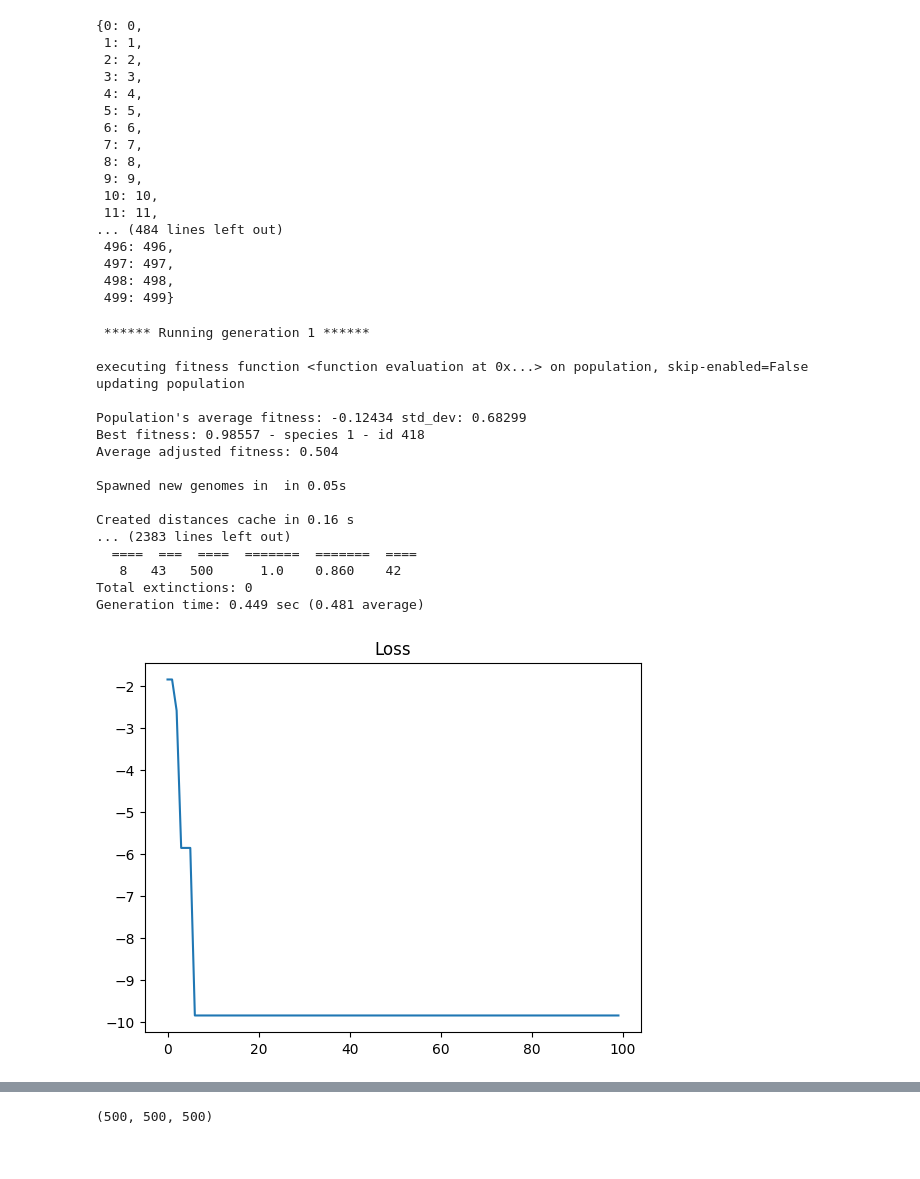
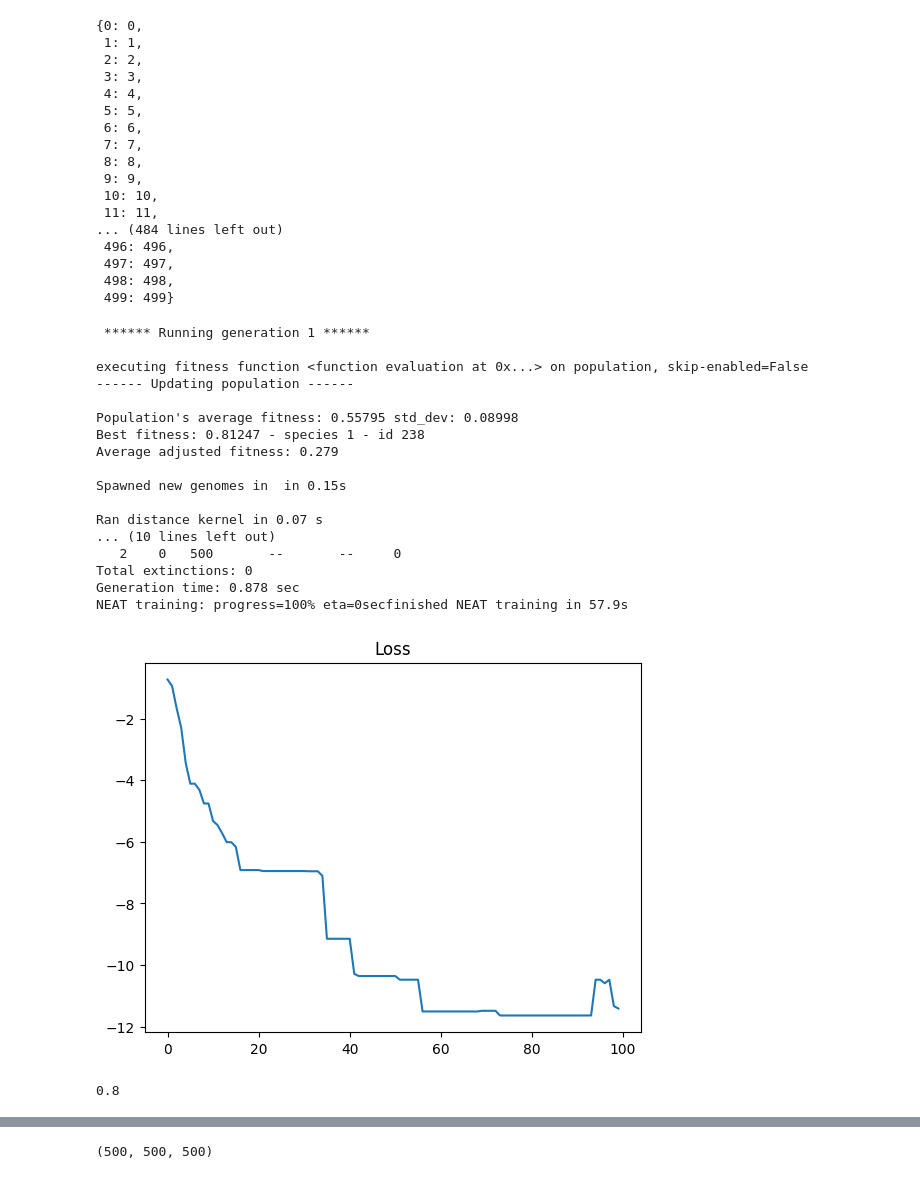
Before and after one commit to KshRaven/Modified-NEAT, a Jupyter notebook: testing/training.ipynb, the cells around one changed output, grey strips where cells are left out. Cells and saved outputs as stored; diff of their text form; code cells hidden in the pictures.

```diff
--- a/testing/training.ipynb
+++ b/testing/training.ipynb
@@ -66,7 +67,7 @@ embedding   = 64
 differential = True
 layers      = 1
 heads       = 1
-bias        = False
+bias        = True
 # %%
 records = 100
 # %%
@@ -151,10 +152,12 @@ def model_size(model: NeatModule):
     return np.sum([param.numel() for param in model.parameters()])
 # %%
 linear = Sequential(
-    Linear(input_dims, embedding, bias, device=device, dtype=dtype),
+    mnn.Transpose(),
+    mnn.Conv1d(input_dims, embedding, 1, padding=-1, bias=bias, device=device, dtype=dtype),
     nn.SiLU(),
-    Linear(embedding, output_dims, bias, device=device, dtype=dtype),
-    nn.Tanh(),
+    mnn.Conv1d(embedding, output_dims, 1, padding=-1, bias=bias, device=device, dtype=dtype),
+    mnn.Transpose(),
+    nn.Sigmoid(),
 )
 # linear = Linear(input_dims, output_dims, bias, device, dtype)
 population = Population(genome_num, linear, config)
@@ -345,15 +323,23 @@ def evaluation(population: Population, **options):
 
     for score, gid in zip(scores, linear.mapping.keys()):
         population.genomes[gid].fitness = score
+# %%
+scheduler = CosineAnnealing(config, 10, 3, 'weight_mutate_power', True, True)
 # %%
 def train(epochs: int, show=True, checkpoints=5):
     torch.cuda.empty_cache()
     losses: list[float] = []
 
+    ts = clock.perf_counter()
+    scheduler.reset()
     try:
-        population.run(evaluation, epochs, losses=losses, verbose=3)
+        for epoch in range(epochs):
+            population.run(evaluation, 1, losses=losses, verbose=3 if epoch==0 else False)
+            scheduler.step()
+            eta(ts, epoch+1, epochs, f"NEAT training")
     except KeyboardInterrupt as e:
         print(e)
+    print(f"finished NEAT training in {clock.perf_counter() - ts:.1f}s")
 
     # attention.causal_mask = True
     if show:
@@ -391,24 +375,28 @@ scheduler = CosineAnnealing(config, 100, 10, 0.01, True, True)
-# %%
-train(100);
-# %% [output]
- ****** Running generation 1 ******
-
-executing fitness function <function evaluation at 0x...> on population, skip-enabled=False
-updating population
-
-Population's average fitness: -0.12434 std_dev: 0.68299
-Best fitness: 0.98557 - species 1 - id 418
-Average adjusted fitness: 0.504
-
-Spawned new genomes in  in 0.05s
-
-Created distances cache in 0.16 s
-... (2383 lines left out)
-  ====  ===  ====  =======  =======  ====
-   8   43   500      1.0    0.860    42
-Total extinctions: 0
-Generation time: 0.449 sec (0.481 average)
-[figure, removed]
+# %%
+neat_losses = train(100)
+# %% [output]
+ ****** Running generation 1 ******
+
+executing fitness function <function evaluation at 0x...> on population, skip-enabled=False
+------ Updating population ------
+
+Population's average fitness: 0.55795 std_dev: 0.08998
+Best fitness: 0.81247 - species 1 - id 238
+Average adjusted fitness: 0.279
+
+Spawned new genomes in  in 0.15s
+
+Ran distance kernel in 0.07 s
+... (10 lines left out)
+   2    0   500       --       --     0
+Total extinctions: 0
+Generation time: 0.878 sec
+NEAT training: progress=100% eta=0secfinished NEAT training in 57.9s
+[figure, added]
+# %%
+config.genome.weight_mutate_power
+# %% [output]
+0.8
 # %%
 params = linear.neat_parameters()
 len(params)
```
Also changed, not shown: parts of 42 cells of this notebook, 17 other files.
